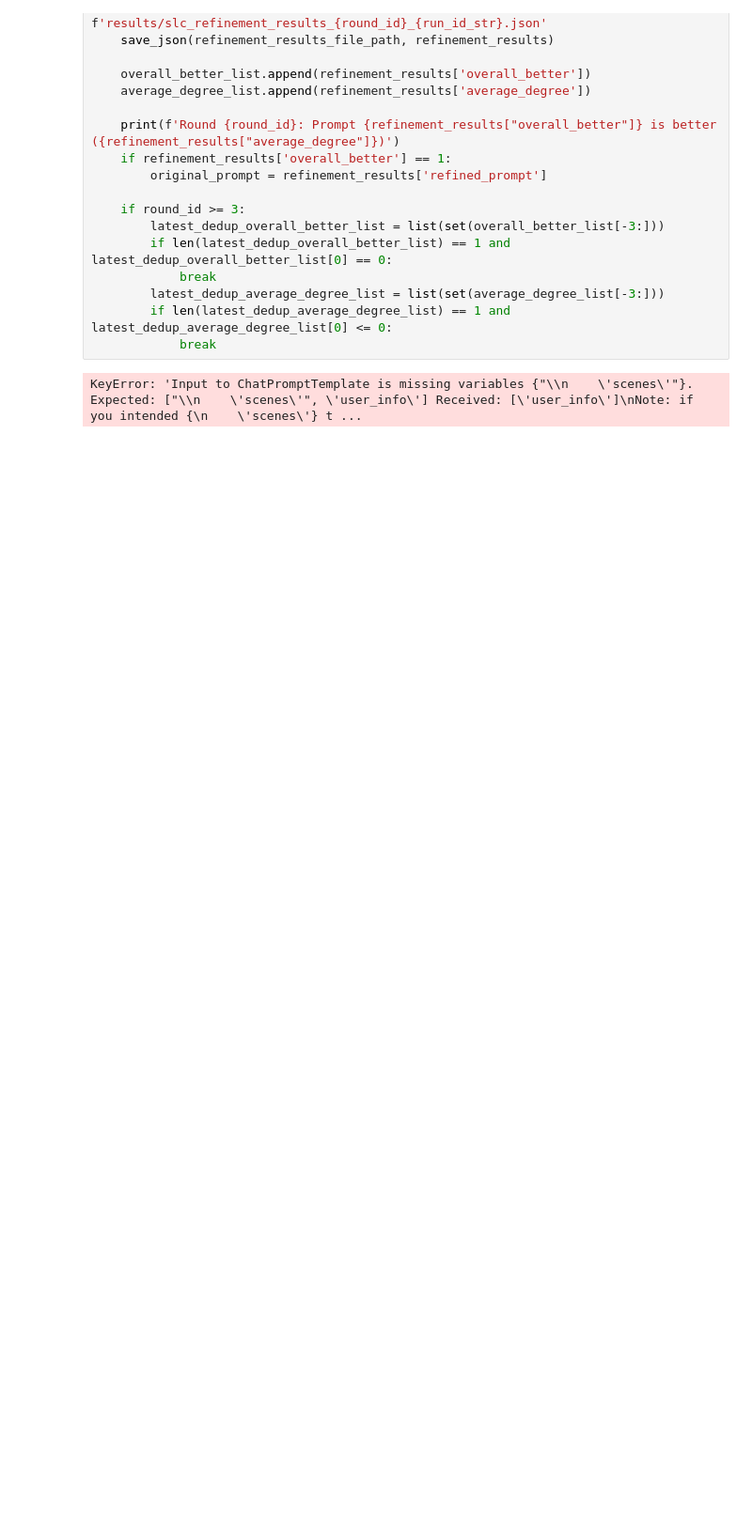
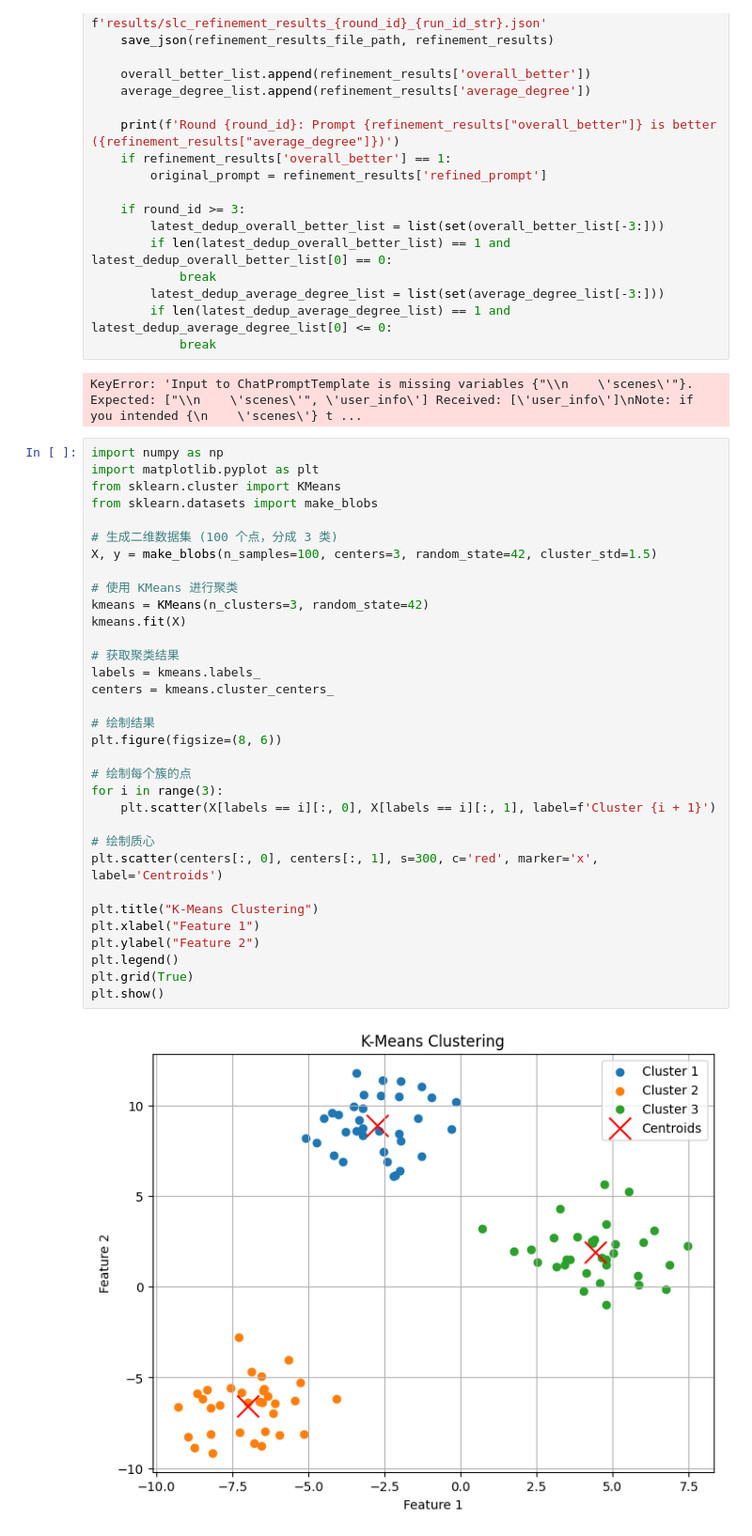
Before and after one commit to vanzue/eqbot, a Jupyter notebook: llm/prompt/revise_scenario.ipynb, the cells around one changed output. Shown: that part at 94% size. Drawn from its saved outputs; the diff is of its cells as text; blank space fills up the shorter version.

```diff
--- a/llm/prompt/revise_scenario.ipynb
+++ b/llm/prompt/revise_scenario.ipynb
@@ -136,3 +136,38 @@ for round_id in range(max_refinement_rounds):
             break
 # %% [output]
 KeyError: 'Input to ChatPromptTemplate is missing variables {"\\n    \'scenes\'"}.  Expected: ["\\n    \'scenes\'", \'user_info\'] Received: [\'user_info\']\nNote: if you intended {\n    \'scenes\'} t ...
+# %%
+import numpy as np
+import matplotlib.pyplot as plt
+from sklearn.cluster import KMeans
+from sklearn.datasets import make_blobs
+
+# 生成二维数据集 (100 个点，分成 3 类)
+X, y = make_blobs(n_samples=100, centers=3, random_state=42, cluster_std=1.5)
+
+# 使用 KMeans 进行聚类
+kmeans = KMeans(n_clusters=3, random_state=42)
+kmeans.fit(X)
+
+# 获取聚类结果
+labels = kmeans.labels_
+centers = kmeans.cluster_centers_
+
+# 绘制结果
+plt.figure(figsize=(8, 6))
+
+# 绘制每个簇的点
+for i in range(3):
+    plt.scatter(X[labels == i][:, 0], X[labels == i][:, 1], label=f'Cluster {i + 1}')
+
+# 绘制质心
+plt.scatter(centers[:, 0], centers[:, 1], s=300, c='red', marker='x', label='Centroids')
+
+plt.title("K-Means Clustering")
+plt.xlabel("Feature 1")
+plt.ylabel("Feature 2")
+plt.legend()
+plt.grid(True)
+plt.show()
+# %% [output]
+[figure, added]
```
Also changed, not shown: 3 other files.
